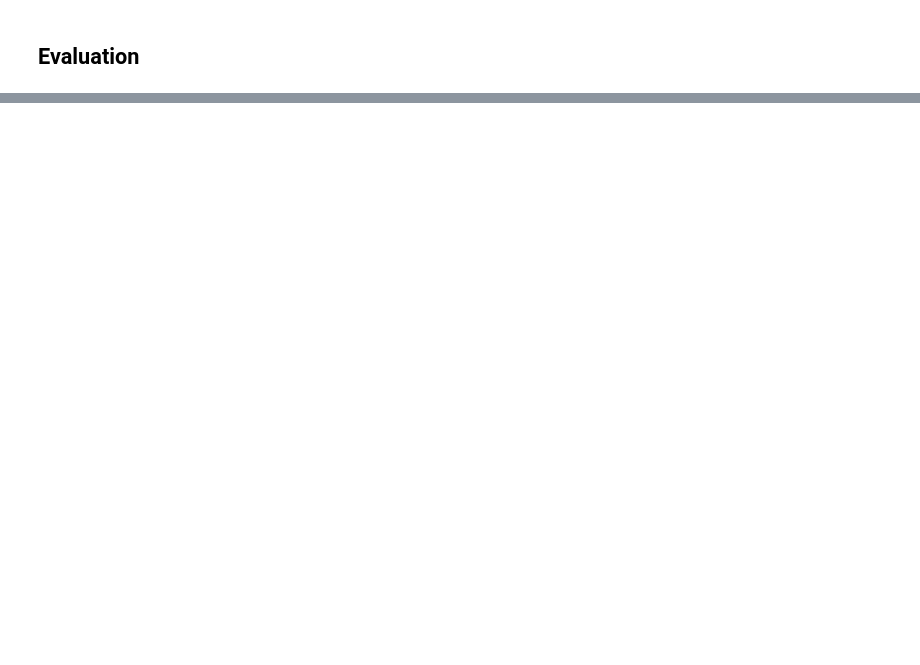
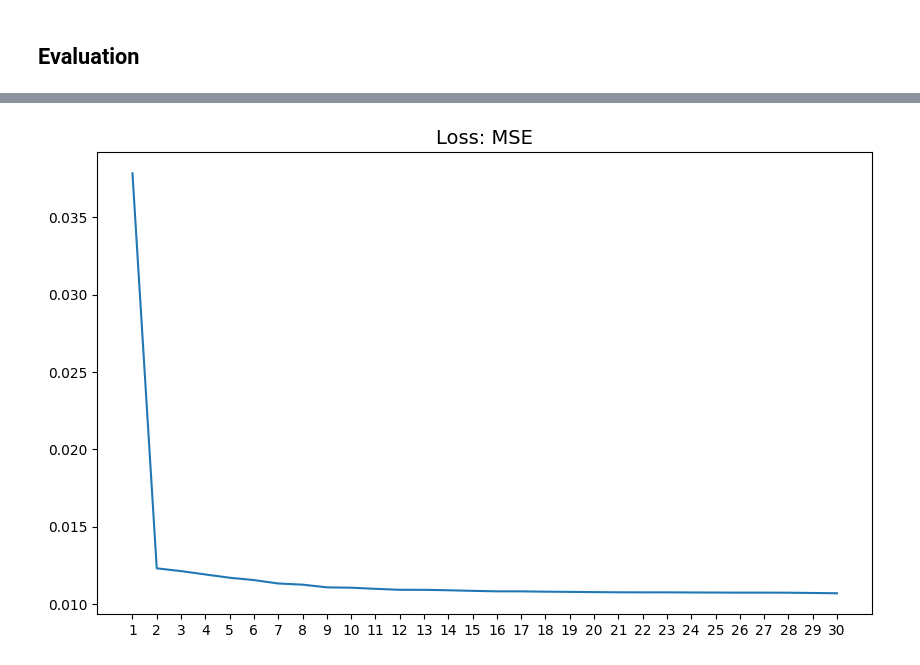
Before and after one commit to yg-hwang/recsys, a Jupyter notebook: 4_modeling_transformer/4_1_train_model.ipynb, the cells around one changed output, grey strips where cells are left out. Drawn from its saved outputs; the diff is of its cells as text; code cells hidden in the pictures; blank space fills up the shorter version.

```diff
--- a/4_modeling_transformer/4_1_train_model.ipynb
+++ b/4_modeling_transformer/4_1_train_model.ipynb
@@ -549,0 +569,6 @@ plt.show()
+# %%
+model_dir = Path(base_dir).joinpath(f"data/model/{DOMAIN}/regressor")
+model_dir.mkdir(parents=True, exist_ok=True)
+
+checkpoint = model_dir.joinpath("checkpoint")
+checkpoint.mkdir(parents=True, exist_ok=True)
@@ -549,0 +712,12 @@ plt.show()
+# %%
+df_metrics = pd.read_csv(model_dir.joinpath("metrics_train.csv"))
+
+plt.figure(figsize=(10, 6), dpi=100)
+sns.lineplot(x="epoch", y="mse", data=df_metrics)
+plt.title("Loss: MSE", fontsize=14)
+plt.xlabel("")
+plt.ylabel("")
+plt.xticks(np.arange(1, df_metrics["epoch"].max() + 1, 1))
+plt.show()
+# %% [output]
+[figure, added]
```
Also changed, not shown: parts of 26 cells of this notebook, 13 other files.
